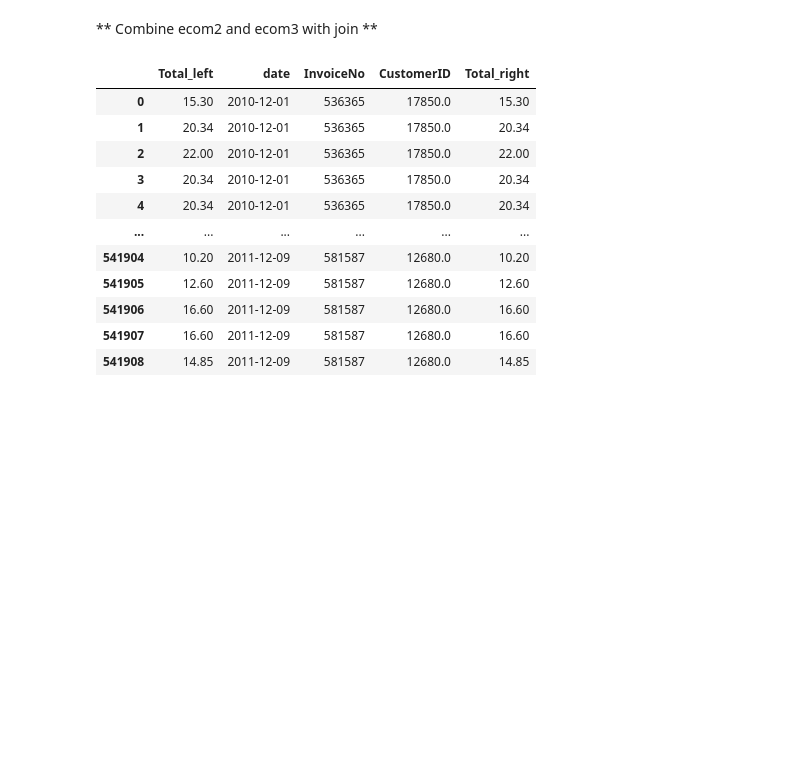
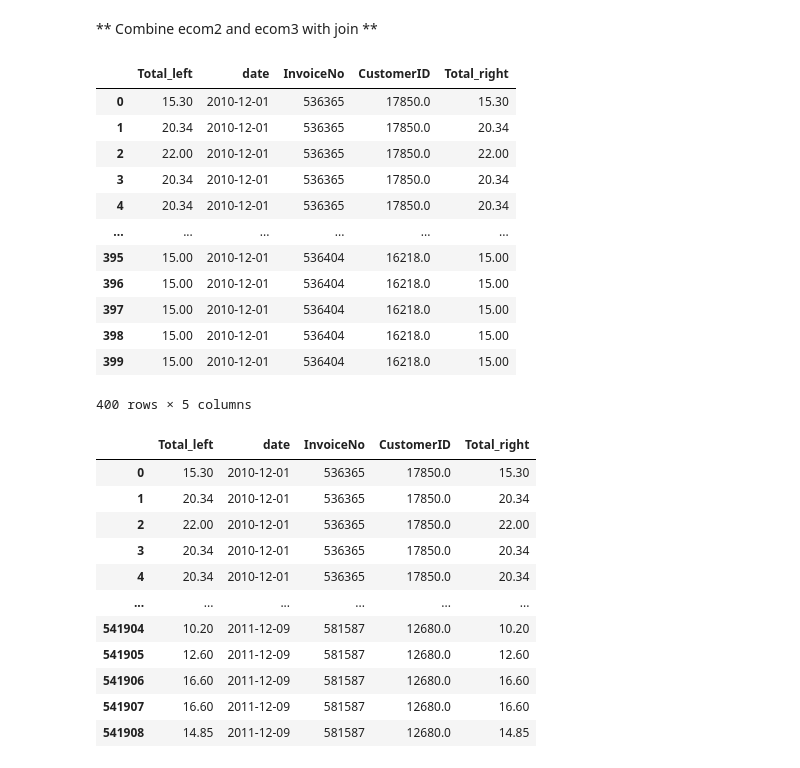
Before and after one commit to bulent-1111/Data_Science, a Jupyter notebook: Assignment/Assignment2_Student.ipynb, the cells around one changed output. Drawn from its saved outputs; the diff is of its cells as text; code cells hidden in the pictures; blank space fills up the shorter version.

```diff
--- a/Assignment/Assignment2_Student.ipynb
+++ b/Assignment/Assignment2_Student.ipynb
@@ -353,0 +426,2 @@ Name: date, Length: 541909, dtype: object
+# %%
+ecom.drop(['InvoiceDate2'],axis=1,inplace=True)
@@ -365,0 +455,3 @@ Name: StockCode, dtype: object
+# %%
+ecom2 = ecom[['Total','date']]
+ecom2
@@ -380,3 +486,6 @@ Name: StockCode, dtype: object
 541909 rows × 2 columns
 # %% [markdown]
 ** take only InvoiceNo and CustomerID columns with iloc and craete a new df named ecom3 **
+# %%
+ecom3 = ecom.iloc[:,[0,6,8]]
+ecom3
@@ -414,3 +553,7 @@ Name: StockCode, dtype: object
 541909 rows × 5 columns
 # %% [markdown]
 ** Combine ecom2 and ecom3 with merge. If memory error occurs take only first 400 rows from both DFs.**
+# %%
+eco2=ecom2[:400]
+eco3=ecom3[:400]
+pd.merge(eco2,eco3, on='Total')
@@ -431,6 +588,22 @@ Name: StockCode, dtype: object
 400 rows × 4 columns
 # %% [markdown]
 ** Combine ecom2 and ecom3 with join **
+# %%
+eco2.join(eco3, lsuffix='_left',rsuffix='_right')
+# %% [output]
+|  | Total_left | date | InvoiceNo | CustomerID | Total_right |
+| 0 | 15.30 | 2010-12-01 | 536365 | 17850.0 | 15.30 |
+| 1 | 20.34 | 2010-12-01 | 536365 | 17850.0 | 20.34 |
+| 2 | 22.00 | 2010-12-01 | 536365 | 17850.0 | 22.00 |
+| 3 | 20.34 | 2010-12-01 | 536365 | 17850.0 | 20.34 |
+| 4 | 20.34 | 2010-12-01 | 536365 | 17850.0 | 20.34 |
+| ... | ... | ... | ... | ... | ... |
+| 395 | 15.00 | 2010-12-01 | 536404 | 16218.0 | 15.00 |
+| 396 | 15.00 | 2010-12-01 | 536404 | 16218.0 | 15.00 |
+| 397 | 15.00 | 2010-12-01 | 536404 | 16218.0 | 15.00 |
+| 398 | 15.00 | 2010-12-01 | 536404 | 16218.0 | 15.00 |
+| 399 | 15.00 | 2010-12-01 | 536404 | 16218.0 | 15.00 |
+400 rows × 5 columns
 # %%
 # %% [output]
 |  | Total_left | date | InvoiceNo | CustomerID | Total_right |
```
Also changed, not shown: parts of 25 cells of this notebook.
